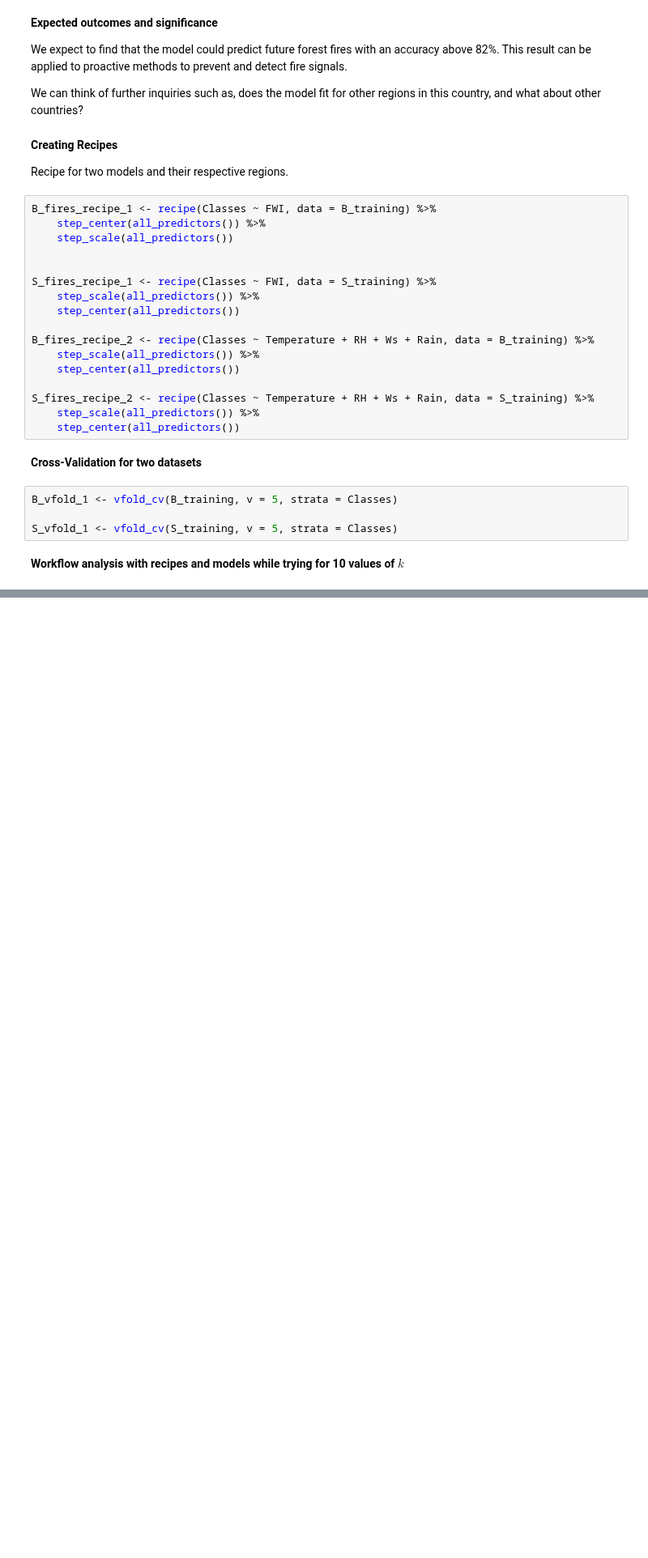
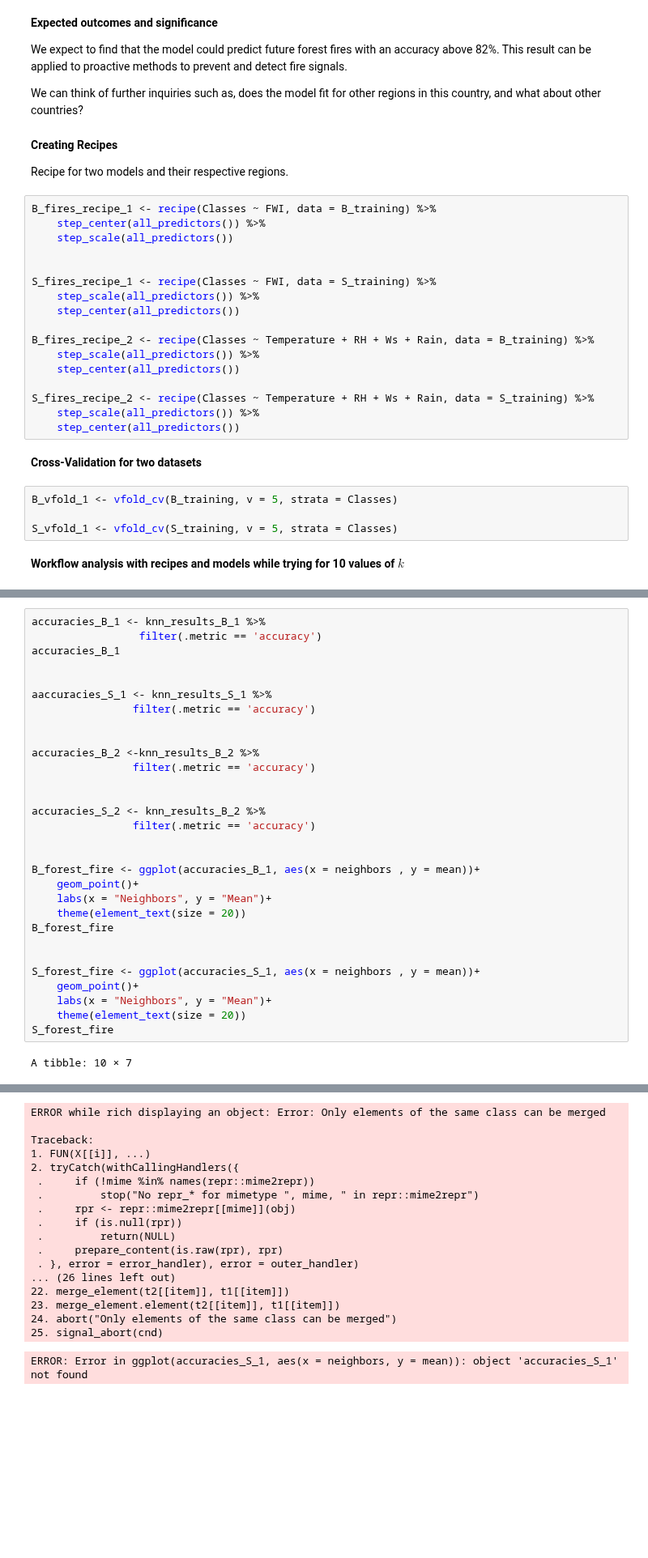
Before and after one commit to zjr-mds/Forest-Fire-Prediction, a Jupyter notebook: Proposal_Group2.ipynb, the cells around one changed output, grey strips where cells are left out. Shown at 81% size. Drawn from its saved outputs; the diff is of its cells as text; blank space fills up the shorter version.

Commit message:
Tried to find accuracy and ggplot

```diff
--- a/Proposal_Group2.ipynb
+++ b/Proposal_Group2.ipynb
@@ -279,0 +300,32 @@ knn_results_B_2 <- workflow() %>%
+# %%
+accuracies_B_1 <- knn_results_B_1 %>%
+                 filter(.metric == 'accuracy')
+accuracies_B_1
+
+
+aaccuracies_S_1 <- knn_results_S_1 %>%
+                filter(.metric == 'accuracy')
+
+
+accuracies_B_2 <-knn_results_B_2 %>%
+                filter(.metric == 'accuracy')
+
+
+accuracies_S_2 <- knn_results_B_2 %>%
+                filter(.metric == 'accuracy')
+
+
+B_forest_fire <- ggplot(accuracies_B_1, aes(x = neighbors , y = mean))+
+    geom_point()+
+    labs(x = "Neighbors", y = "Mean")+
+    theme(element_text(size = 20))
+B_forest_fire
+
+
+S_forest_fire <- ggplot(accuracies_S_1, aes(x = neighbors , y = mean))+
+    geom_point()+
+    labs(x = "Neighbors", y = "Mean")+
+    theme(element_text(size = 20))
+S_forest_fire
+# %% [output]
+A tibble: 10 × 7
@@ -279,0 +344,19 @@ knn_results_B_2 <- workflow() %>%
+ERROR while rich displaying an object: Error: Only elements of the same class can be merged
+
+Traceback:
+1. FUN(X[[i]], ...)
+2. tryCatch(withCallingHandlers({
+ .     if (!mime %in% names(repr::mime2repr))
+ .         stop("No repr_* for mimetype ", mime, " in repr::mime2repr")
+ .     rpr <- repr::mime2repr[[mime]](obj)
+ .     if (is.null(rpr))
+ .         return(NULL)
+ .     prepare_content(is.raw(rpr), rpr)
+ . }, error = error_handler), error = outer_handler)
+... (26 lines left out)
+22. merge_element(t2[[item]], t1[[item]])
+23. merge_element.element(t2[[item]], t1[[item]])
+24. abort("Only elements of the same class can be merged")
+25. signal_abort(cnd)
+ERROR: Error in ggplot(accuracies_S_1, aes(x = neighbors, y = mean)): object 'accuracies_S_1' not found
+[figure, added]
```
Also changed, not shown: parts of 2 cells of this notebook.
